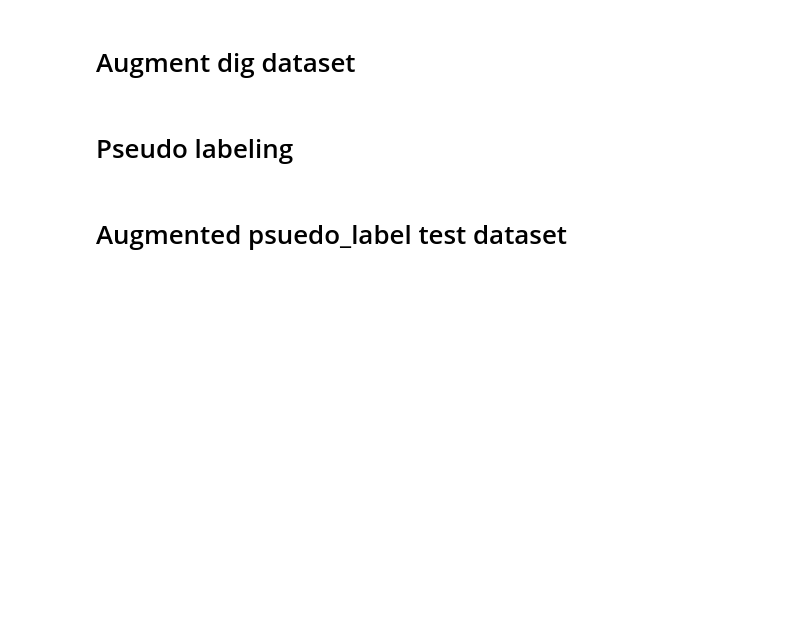
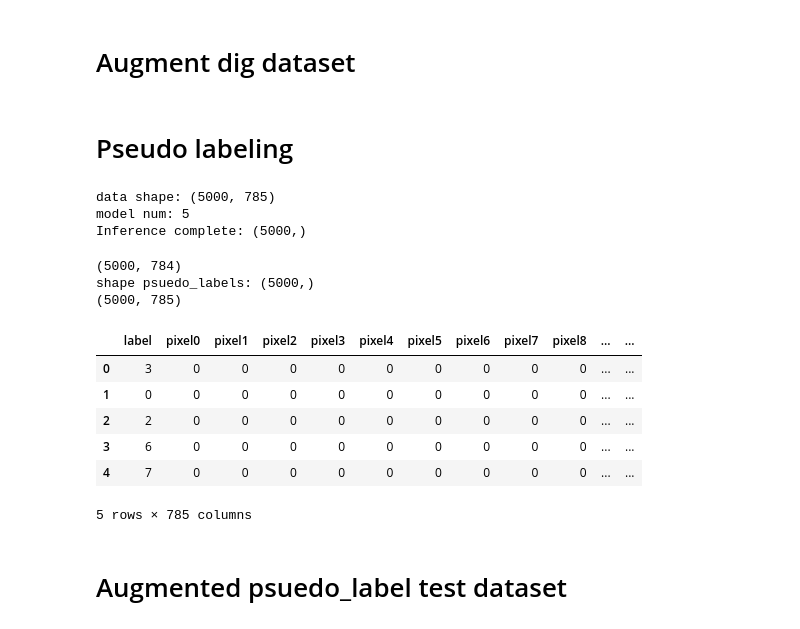
Before and after one commit to ccchang1023/Kannada_MNIST_CNN, a Jupyter notebook: Data_visualization.ipynb, the cells around one changed output. Cells and saved outputs as stored; diff of their text form; code cells hidden in the pictures; blank space fills up the shorter version.

```diff
--- a/Data_visualization.ipynb
+++ b/Data_visualization.ipynb
@@ -43,8 +43,8 @@ trans = transforms.Compose([
 #         transforms.RandomAffine(degrees=2,translate=(0.05,0.05)), #For 01 classifier
 #         transforms.RandomAffine(degrees=10,translate=(0.1,0.1),scale=(0.9,1.1)),  #Used in Chris Deotte avgpool
 #         transforms.RandomAffine(degrees=10,translate=(0.2,0.2),scale=[0.9,1.1]), #For native distinguisher
-        ImgAugTransform(),
-        lambda x: Image.fromarray(x),
+#         ImgAugTransform(),
+#         lambda x: Image.fromarray(x),
         transforms.RandomAffine(degrees=15,translate=(0.015,0.015),scale=(0.9,1.1),shear=3),  #for Se_res18
         transforms.ToTensor(),  #Take Image as input and convert to tensor with value from 0 to1
 #         transforms.Normalize(mean=[0.08889289],std=[0.24106446])  #train_large dataset distribution
@@ -611,0 +856,29 @@ np.save("critic_idx_ans0_v2",cirtic_idx_list_ans0_v2)
+# %%
+pix_str = "pixel0"
+for i in range(1,784):
+    pix_str = pix_str + ",pixel" + str(i)
+numpy_header = "label," + pix_str
+
+# top1_digidx = np.load("top1_digidx_len9367.npy")
+# top1_digidx = np.load("top1_digidx_10k_acc9906.npy")
+top1_digidx = np.load("top1_digidx_10k_acc9910.npy")
+origin_data = pd.read_csv("./dataset/train.csv")
+dig_data = pd.read_csv("./dataset/Dig-MNIST.csv")
+
+train_csv = np.array(origin_data).astype(int)
+tmp_csv = np.array(dig_data).astype(int)
+print(np.shape(tmp_csv))
+top1_dig_csv = []
+for idx in top1_digidx:
+    top1_dig_csv.append(tmp_csv[idx])
+
+top1_dig_csv = np.array(top1_dig_csv).astype(int)
+print(np.shape(top1_dig_csv))
+np.savetxt("./dataset/digtop1_10k_acc9910.csv", top1_dig_csv, delimiter=",",fmt="%d",header=numpy_header,comments='')
+
+# new_csv = np.vstack([train_csv,top1_dig_csv])
+# np.random.shuffle(new_csv)
+# np.random.shuffle(new_csv)
+# np.random.shuffle(new_csv)
+# print("new_csv_shape:",np.shape(new_csv))
+# np.savetxt("./dataset/train_digtop1_69367.csv", new_csv, delimiter=",",fmt="%d",header=numpy_header,comments='')
@@ -731,11 +1007,14 @@ test_loader = DataLoader(test_dataset, batch_size=128, shuffle=False, num_worker
 
 ### Inference models
 ensemble_models = []
-ensemble_root = "Kmnist_saved_model/ensemble/10_fold_tuned_cnn/adam_batch1024_baseline"
+# ensemble_root = "Kmnist_saved_model/ensemble/5x1fold_65k_senet3_b1024"   #99.00%
+# ensemble_root = "Kmnist_saved_model/ensemble/5fold_74k_senet3_augv1"       #99.06%
+ensemble_root = "Kmnist_saved_model/ensemble/5fold_75k_senet3_augv1"  #acc99.10
+
 for file_name in os.listdir(ensemble_root):
     if file_name.find("Fold") == -1:
         continue
-    model = convNet(in_channels=1)
+    model = SE_Net3(in_channels=1)
     model.cuda()
     model.load_state_dict(torch.load("{}/{}".format(ensemble_root,file_name)))
     model.eval()
@@ -764,25 +1043,39 @@ with torch.no_grad():
             data_num += img.size(0)
 
 print("Inference complete:",np.shape(psuedo_labels))
+# %% [output]
+data shape: (5000, 785)
+model num: 5
+Inference complete: (5000,)
 # %%
 pix_str = "pixel0"
 for i in range(1,784):
     pix_str = pix_str + ",pixel" + str(i)
 numpy_header = "label," + pix_str
 
 test_csv = np.array(pd.read_csv("./dataset/test.csv")).astype(int)[:,1:]
 
 print(np.shape(test_csv))
 
 pseudo_labels = psuedo_labels.reshape(-1,1).astype(int)
 print("shape psuedo_labels:",np.shape(psuedo_labels))
 test_csv = np.concatenate([pseudo_labels,test_csv],axis=1)
 
 print(np.shape(test_csv))
-np.savetxt("./dataset/test_psuedo_label.csv", test_csv, delimiter=",",fmt="%d",header=numpy_header,comments='')
-
-test_csv = pd.read_csv("./dataset/test_psuedo_label.csv")
+np.savetxt("./dataset/test_pseu_label_acc9910.csv", test_csv, delimiter=",",fmt="%d",header=numpy_header,comments='')
+test_csv = pd.read_csv("./dataset/test_pseu_label_acc9910.csv")
 test_csv.head()
+# %% [output]
+(5000, 784)
+shape psuedo_labels: (5000,)
+(5000, 785)
+|  | label | pixel0 | pixel1 | pixel2 | pixel3 | pixel4 | pixel5 | pixel6 | pixel7 | pixel8 | ... | ... |
+| 0 | 3 | 0 | 0 | 0 | 0 | 0 | 0 | 0 | 0 | 0 | ... | ... |
+| 1 | 0 | 0 | 0 | 0 | 0 | 0 | 0 | 0 | 0 | 0 | ... | ... |
+| 2 | 2 | 0 | 0 | 0 | 0 | 0 | 0 | 0 | 0 | 0 | ... | ... |
+| 3 | 6 | 0 | 0 | 0 | 0 | 0 | 0 | 0 | 0 | 0 | ... | ... |
+| 4 | 7 | 0 | 0 | 0 | 0 | 0 | 0 | 0 | 0 | 0 | ... | ... |
+5 rows × 785 columns
 # %% [markdown]
 # Augmented psuedo_label test dataset
 # %%
```
Also changed, not shown: parts of 18 cells of this notebook, 2 other files.
